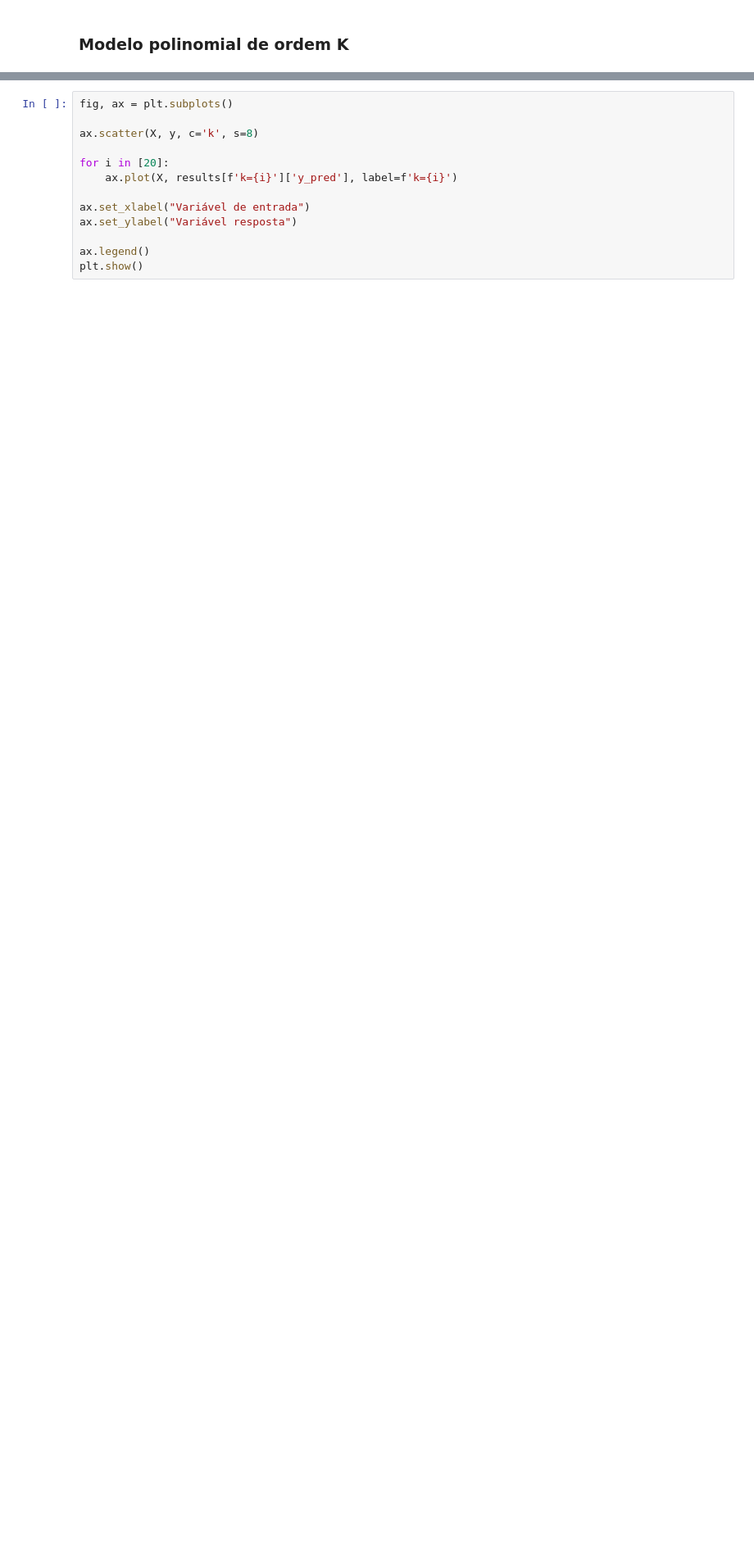
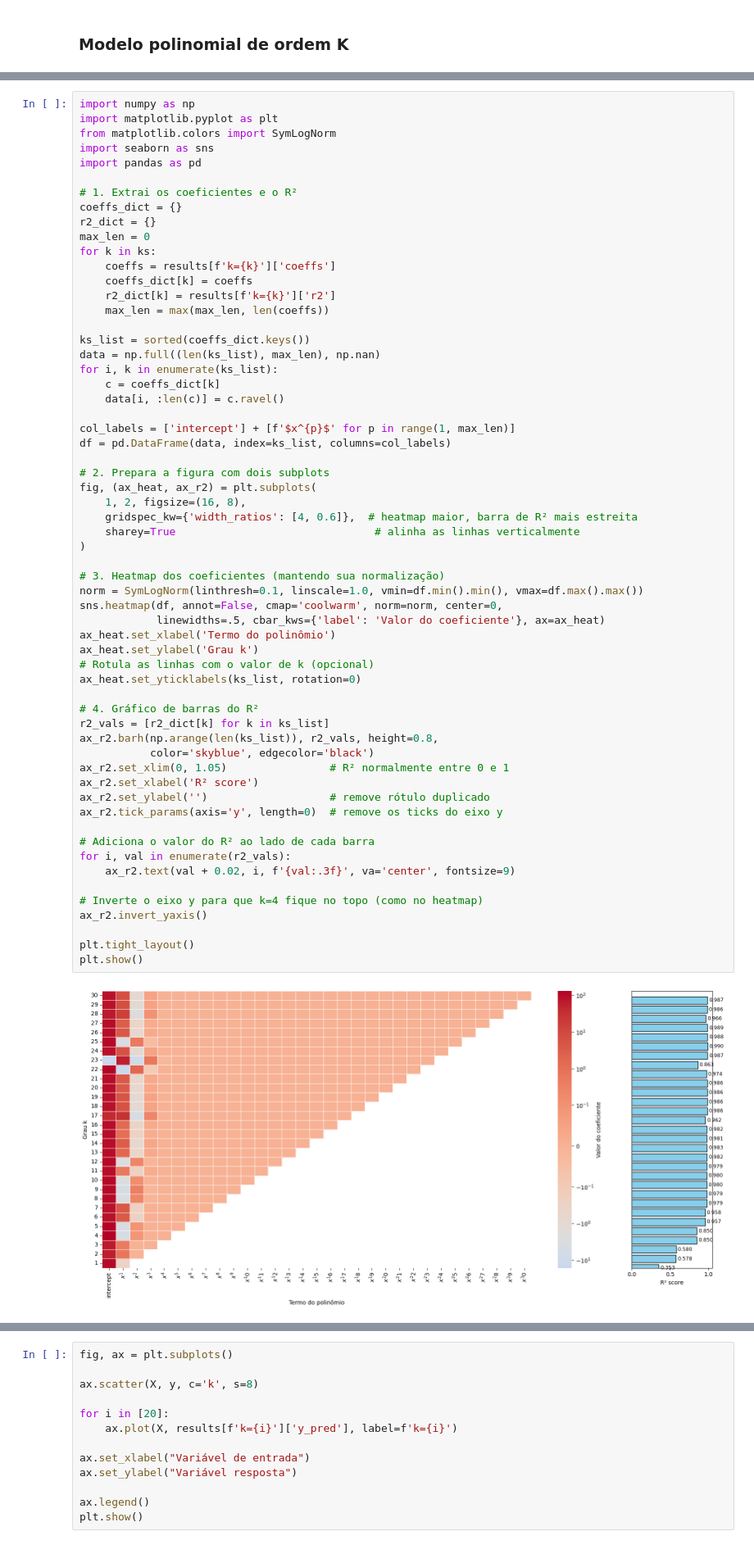
Before and after one commit to LuisFelipeCSouza/inteligencia-computacional-aplicada, a Jupyter notebook: trabalho-1/main.ipynb, the cells around one changed output, grey strips where cells are left out. Shown at 82% size. Saved outputs shown, nothing was run; the diff lists cells and outputs as text; blank space fills up the shorter version.

```diff
--- a/trabalho-1/main.ipynb
+++ b/trabalho-1/main.ipynb
@@ -224,0 +275,62 @@ for i in range(4, 20+1):
+# %%
+import numpy as np
+import matplotlib.pyplot as plt
+from matplotlib.colors import SymLogNorm
+import seaborn as sns
+import pandas as pd
+
+# 1. Extrai os coeficientes e o R²
+coeffs_dict = {}
+r2_dict = {}
+max_len = 0
+for k in ks:
+    coeffs = results[f'k={k}']['coeffs']
+    coeffs_dict[k] = coeffs
+    r2_dict[k] = results[f'k={k}']['r2']
+    max_len = max(max_len, len(coeffs))
+
+ks_list = sorted(coeffs_dict.keys())
+data = np.full((len(ks_list), max_len), np.nan)
+for i, k in enumerate(ks_list):
+    c = coeffs_dict[k]
+    data[i, :len(c)] = c.ravel()
+
+col_labels = ['intercept'] + [f'$x^{p}$' for p in range(1, max_len)]
+df = pd.DataFrame(data, index=ks_list, columns=col_labels)
+
+# 2. Prepara a figura com dois subplots
+fig, (ax_heat, ax_r2) = plt.subplots(
+    1, 2, figsize=(16, 8),
+    gridspec_kw={'width_ratios': [4, 0.6]},  # heatmap maior, barra de R² mais estreita
+    sharey=True                               # alinha as linhas verticalmente
+)
+
+# 3. Heatmap dos coeficientes (mantendo sua normalização)
+norm = SymLogNorm(linthresh=0.1, linscale=1.0, vmin=df.min().min(), vmax=df.max().max())
+sns.heatmap(df, annot=False, cmap='coolwarm', norm=norm, center=0,
+            linewidths=.5, cbar_kws={'label': 'Valor do coeficiente'}, ax=ax_heat)
+ax_heat.set_xlabel('Termo do polinômio')
+ax_heat.set_ylabel('Grau k')
+# Rotula as linhas com o valor de k (opcional)
+ax_heat.set_yticklabels(ks_list, rotation=0)
+
+# 4. Gráfico de barras do R²
+r2_vals = [r2_dict[k] for k in ks_list]
+ax_r2.barh(np.arange(len(ks_list)), r2_vals, height=0.8,
+           color='skyblue', edgecolor='black')
+ax_r2.set_xlim(0, 1.05)                # R² normalmente entre 0 e 1
+ax_r2.set_xlabel('R² score')
+ax_r2.set_ylabel('')                   # remove rótulo duplicado
+ax_r2.tick_params(axis='y', length=0)  # remove os ticks do eixo y
+
+# Adiciona o valor do R² ao lado de cada barra
+for i, val in enumerate(r2_vals):
+    ax_r2.text(val + 0.02, i, f'{val:.3f}', va='center', fontsize=9)
+
+# Inverte o eixo y para que k=4 fique no topo (como no heatmap)
+ax_r2.invert_yaxis()
+
+plt.tight_layout()
+plt.show()
+# %% [output]
+[figure, added]
```
Also changed, not shown: parts of 26 cells of this notebook.
